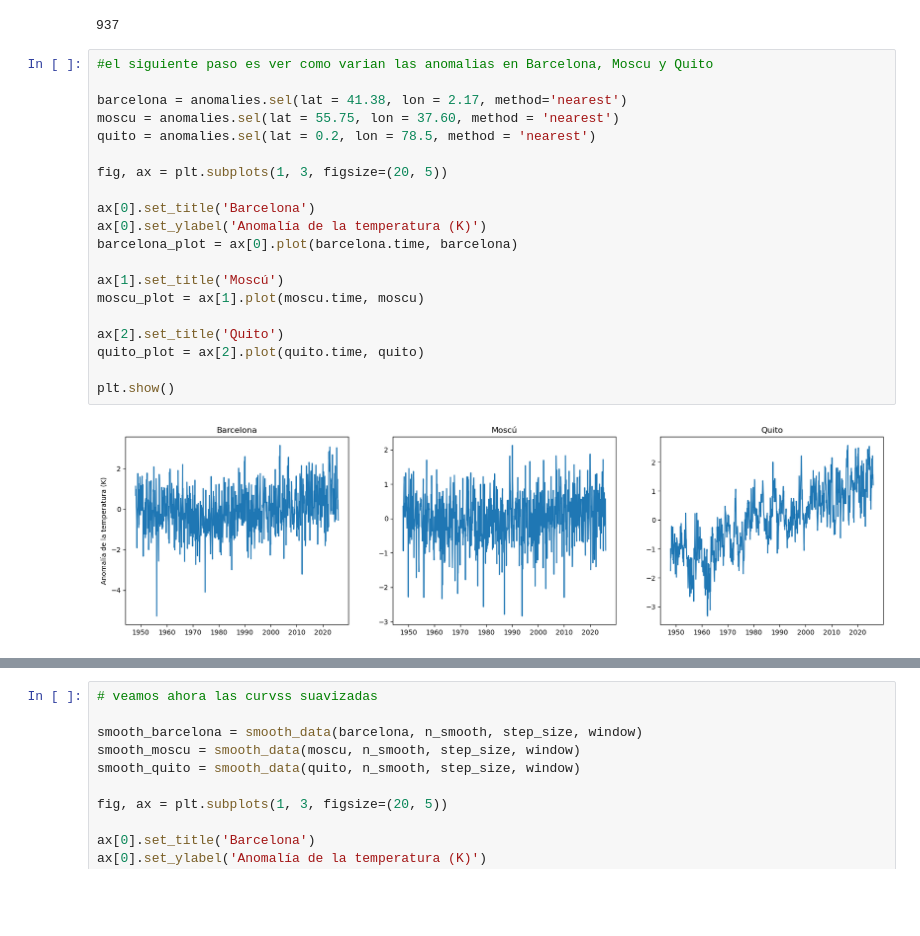
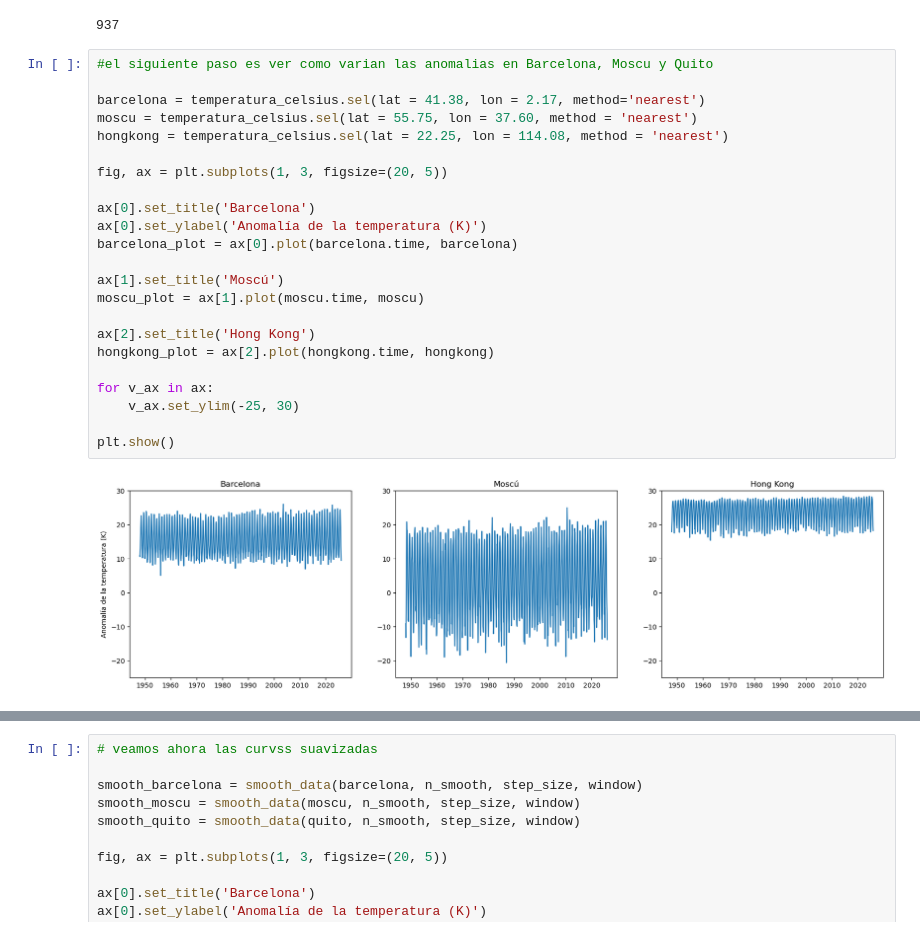
Before and after one commit to ipelayo1/TFG_Ivan, a Jupyter notebook: tfg_teleconexiones.ipynb, the cells around one changed output, grey strips where cells are left out. Drawn from its saved outputs; the diff is of its cells as text; blank space fills up the shorter version.

```diff
--- a/tfg_teleconexiones.ipynb
+++ b/tfg_teleconexiones.ipynb
@@ -211,22 +214,25 @@ print(anomalies.time.size)
 # %%
 #el siguiente paso es ver como varian las anomalias en Barcelona, Moscu y Quito
 
-barcelona = anomalies.sel(lat = 41.38, lon = 2.17, method='nearest')
-moscu = anomalies.sel(lat = 55.75, lon = 37.60, method = 'nearest')
-quito = anomalies.sel(lat = 0.2, lon = 78.5, method = 'nearest')
+barcelona = temperatura_celsius.sel(lat = 41.38, lon = 2.17, method='nearest')
+moscu = temperatura_celsius.sel(lat = 55.75, lon = 37.60, method = 'nearest')
+hongkong = temperatura_celsius.sel(lat = 22.25, lon = 114.08, method = 'nearest')
 
 fig, ax = plt.subplots(1, 3, figsize=(20, 5))
 
 ax[0].set_title('Barcelona')
 ax[0].set_ylabel('Anomalía de la temperatura (K)')
 barcelona_plot = ax[0].plot(barcelona.time, barcelona)
 
 ax[1].set_title('Moscú')
 moscu_plot = ax[1].plot(moscu.time, moscu)
 
-ax[2].set_title('Quito')
-quito_plot = ax[2].plot(quito.time, quito)
+ax[2].set_title('Hong Kong')
+hongkong_plot = ax[2].plot(hongkong.time, hongkong)
+
+for v_ax in ax:
+    v_ax.set_ylim(-25, 30)
 
 plt.show()
 # %% [output]
-[figure, old version]
+[figure, new version]
```
Also changed, not shown: parts of 26 cells of this notebook, 18 other files.
